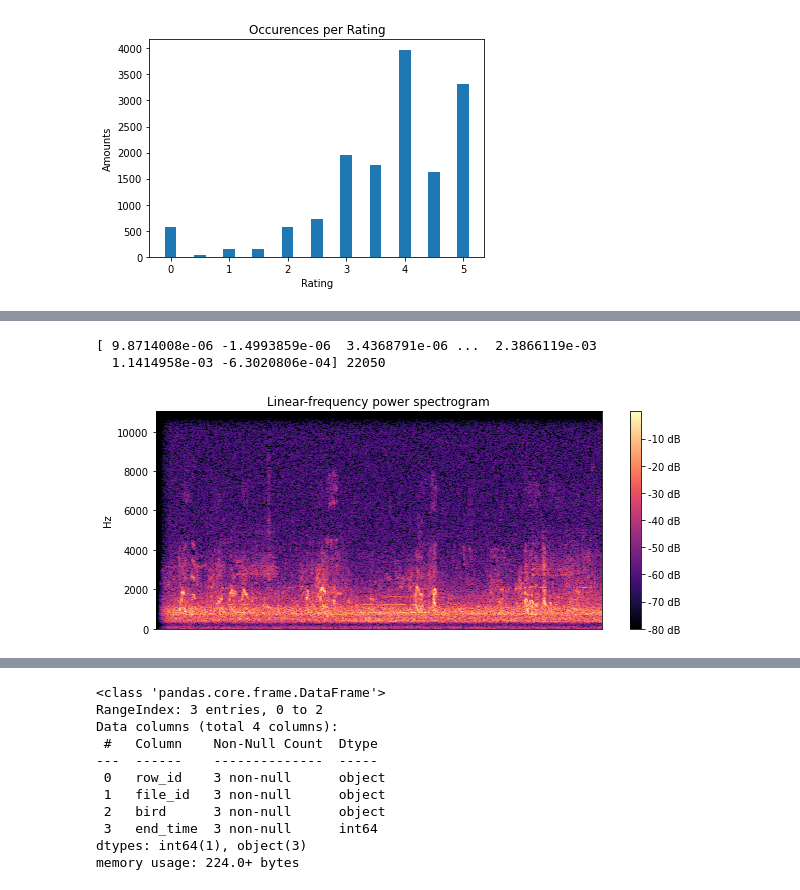
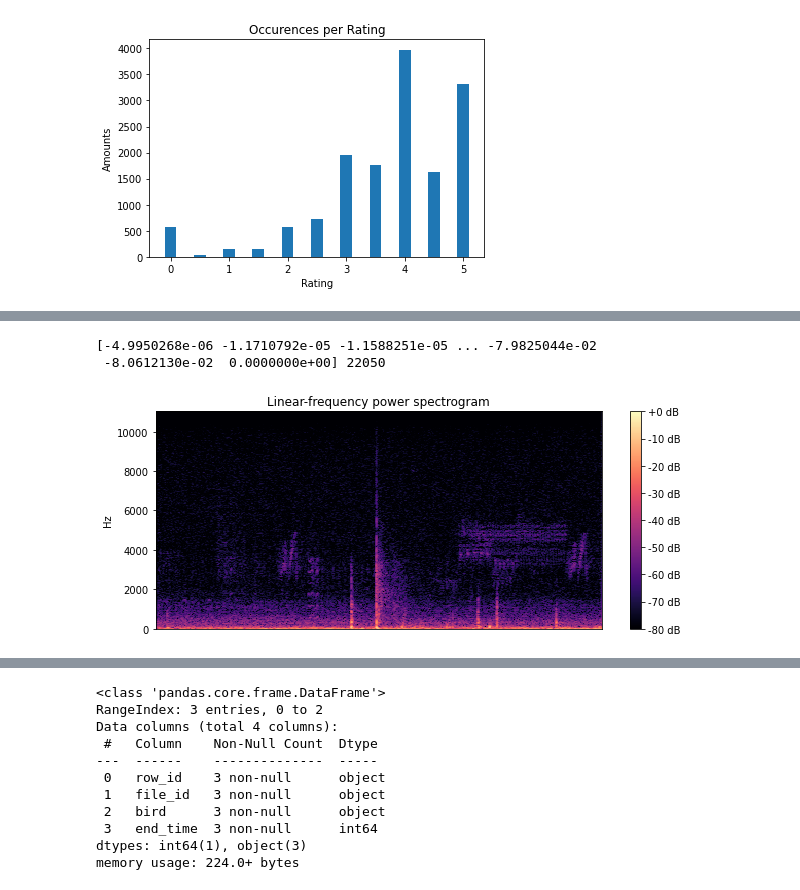
Before and after one commit to HuBaX/birdclef2022, a Jupyter notebook: EDA.ipynb, the cells around one changed output, grey strips where cells are left out. Saved outputs shown, nothing was run; the diff lists cells and outputs as text; code cells hidden in the pictures.

```diff
--- a/EDA.ipynb
+++ b/EDA.ipynb
@@ -134,7 +147,7 @@ def plot_wave(SOUND_DIR):
     # listen to the recording
     ipd.display(ipd.Audio(SOUND_DIR))
     # load the mp3 file
-    signal, sr = librosa.load(SOUND_DIR, duration=10)  # sr = sampling rate
+    signal, sr = librosa.load(SOUND_DIR, duration=30)  # sr = sampling rate
     print(signal,sr)
     # plot recording signal
     plt.figure(figsize=(10, 4))
@@ -147,7 +160,7 @@ def plot_wave(SOUND_DIR):
 import librosa.display
 # Plot spectogram
 def plot_spectogram(SOUND_DIR):
-    signal, sr = librosa.load(SOUND_DIR, duration=10)
+    signal, sr = librosa.load(SOUND_DIR, duration=30)
     print(signal,sr)
     plt.figure(figsize=(10, 4))
     D = librosa.amplitude_to_db(np.abs(librosa.stft(signal)), ref=np.max)
@@ -179,6 +192,6 @@ plot_wave(DATA_PATH + "train_audio/canvas/XC169220.ogg")
 # %%
-plot_spectogram(DATA_PATH + "train_audio/canvas/XC169220.ogg")
+plot_spectogram(DATA_PATH + "train_audio/gresca/XC152598.ogg")
 # %% [output]
-[ 9.8714008e-06 -1.4993859e-06  3.4368791e-06 ...  2.3866119e-03
-  1.1414958e-03 -6.3020806e-04] 22050
+[-4.9950268e-06 -1.1710792e-05 -1.1588251e-05 ... -7.9825044e-02
+ -8.0612130e-02  0.0000000e+00] 22050
-[figure, old version]
+[figure, new version]
```
Also changed, not shown: parts of 8 cells of this notebook.
